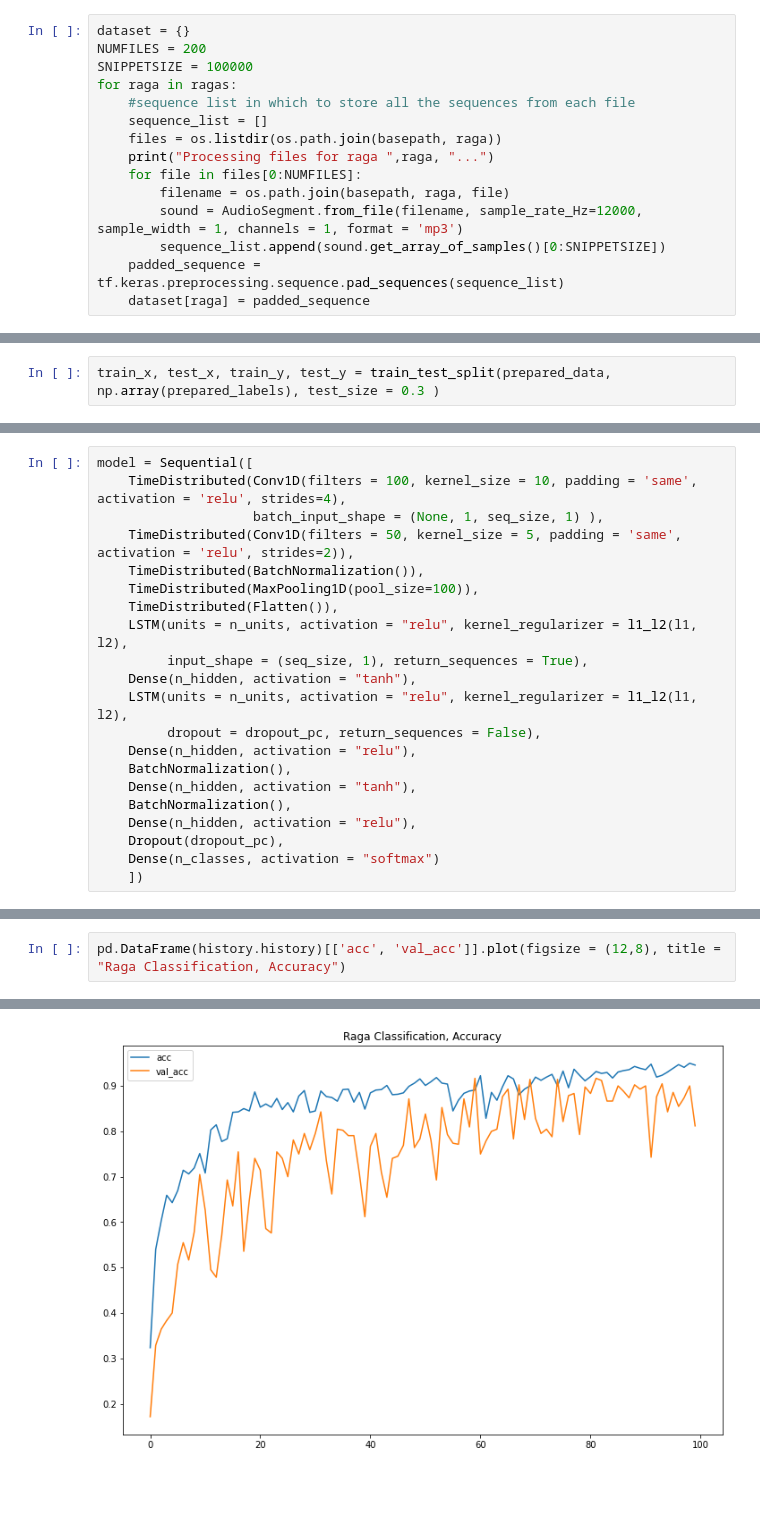
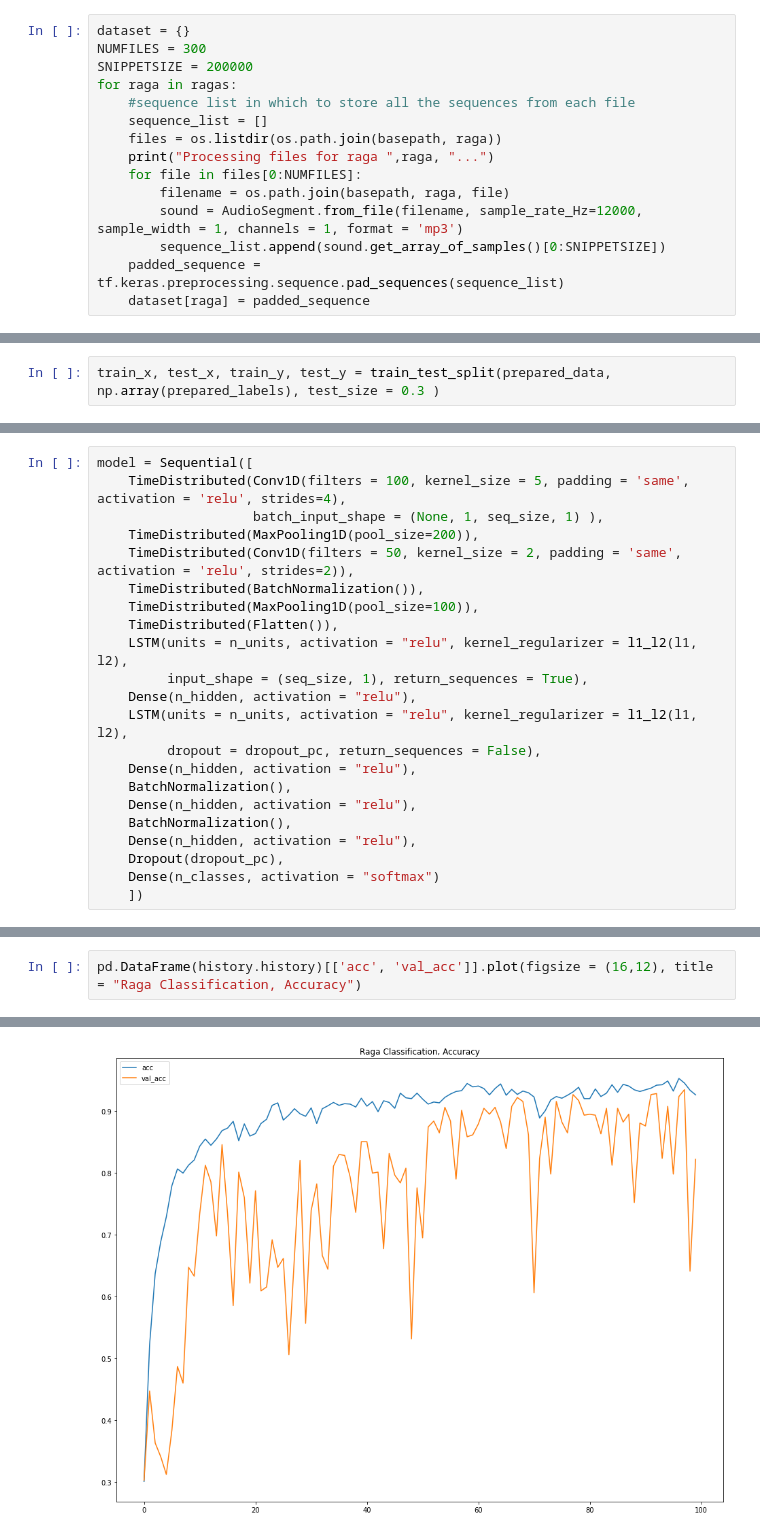
Before and after one commit to aiexplorations/RagaExperiments, a Jupyter notebook: Ragaflow.ipynb, the cells around one changed output, grey strips where cells are left out. Cells and saved outputs as stored; diff of their text form; blank space fills up the shorter version.

```diff
--- a/Ragaflow.ipynb
+++ b/Ragaflow.ipynb
@@ -45,7 +112,7 @@ thodi
 # %%
 dataset = {}
-NUMFILES = 200
-SNIPPETSIZE = 100000
+NUMFILES = 300
+SNIPPETSIZE = 200000
 for raga in ragas:
     #sequence list in which to store all the sequences from each file
     sequence_list = []
@@ -173,19 +242,20 @@ n_classes
 # %%
 model = Sequential([
-    TimeDistributed(Conv1D(filters = 100, kernel_size = 10, padding = 'same', activation = 'relu', strides=4),
+    TimeDistributed(Conv1D(filters = 100, kernel_size = 5, padding = 'same', activation = 'relu', strides=4),
                     batch_input_shape = (None, 1, seq_size, 1) ),
-    TimeDistributed(Conv1D(filters = 50, kernel_size = 5, padding = 'same', activation = 'relu', strides=2)),
+    TimeDistributed(MaxPooling1D(pool_size=200)),
+    TimeDistributed(Conv1D(filters = 50, kernel_size = 2, padding = 'same', activation = 'relu', strides=2)),
     TimeDistributed(BatchNormalization()),
     TimeDistributed(MaxPooling1D(pool_size=100)),
     TimeDistributed(Flatten()),
     LSTM(units = n_units, activation = "relu", kernel_regularizer = l1_l2(l1, l2),
          input_shape = (seq_size, 1), return_sequences = True),
-    Dense(n_hidden, activation = "tanh"),
+    Dense(n_hidden, activation = "relu"),
     LSTM(units = n_units, activation = "relu", kernel_regularizer = l1_l2(l1, l2),
          dropout = dropout_pc, return_sequences = False),
     Dense(n_hidden, activation = "relu"),
     BatchNormalization(),
-    Dense(n_hidden, activation = "tanh"),
+    Dense(n_hidden, activation = "relu"),
     BatchNormalization(),
     Dense(n_hidden, activation = "relu"),
     Dropout(dropout_pc),
@@ -244,6 +343,6 @@ Epoch 100/100
 # %%
-pd.DataFrame(history.history)[['acc', 'val_acc']].plot(figsize = (12,8), title = "Raga Classification, Accuracy")
+pd.DataFrame(history.history)[['acc', 'val_acc']].plot(figsize = (16,12), title = "Raga Classification, Accuracy")
 # %% [output]
 <matplotlib.axes._subplots.AxesSubplot at 0x...>
-[figure, old version]
+[figure, new version]
 # %%
```
Also changed, not shown: parts of 38 cells of this notebook.
